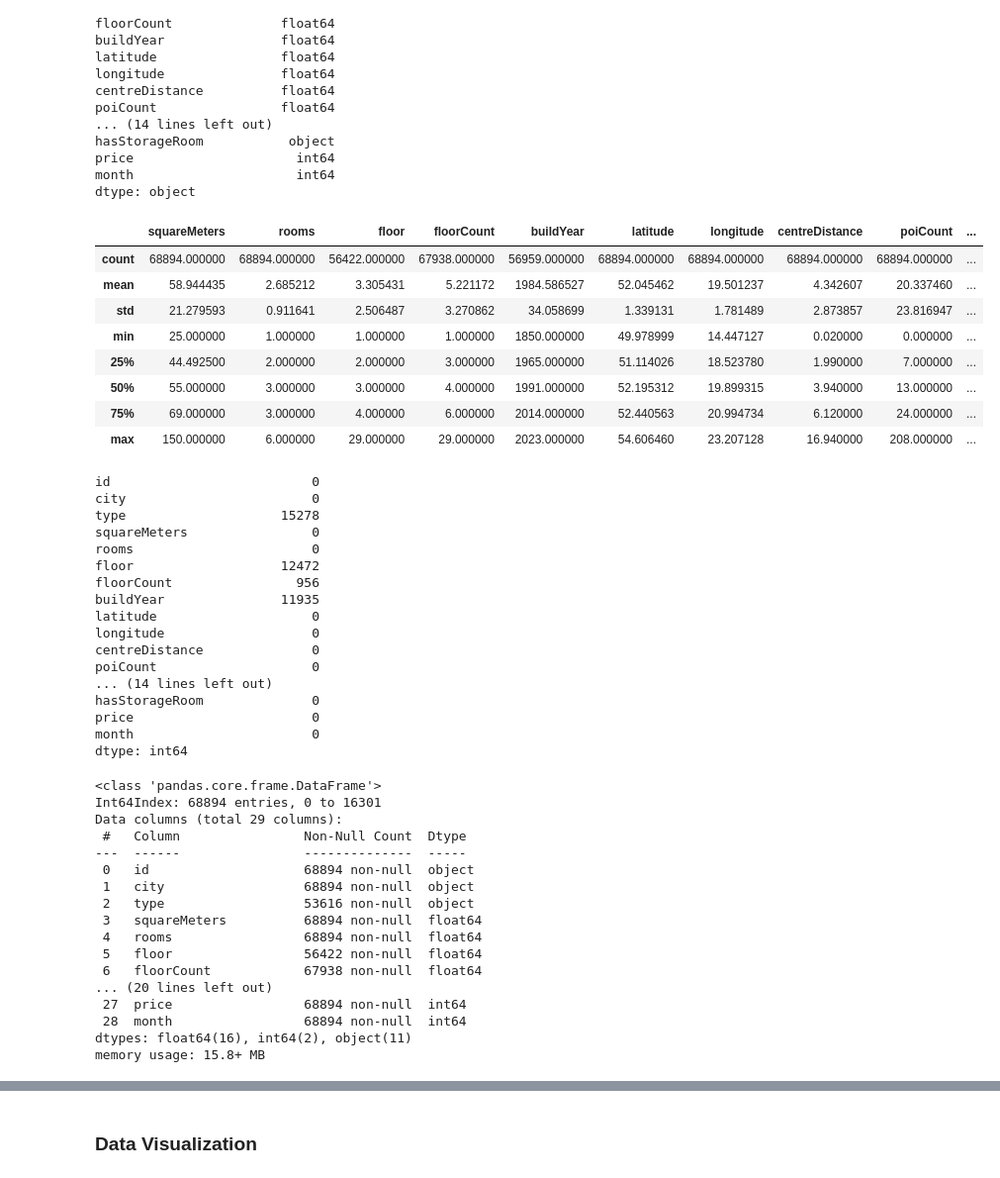
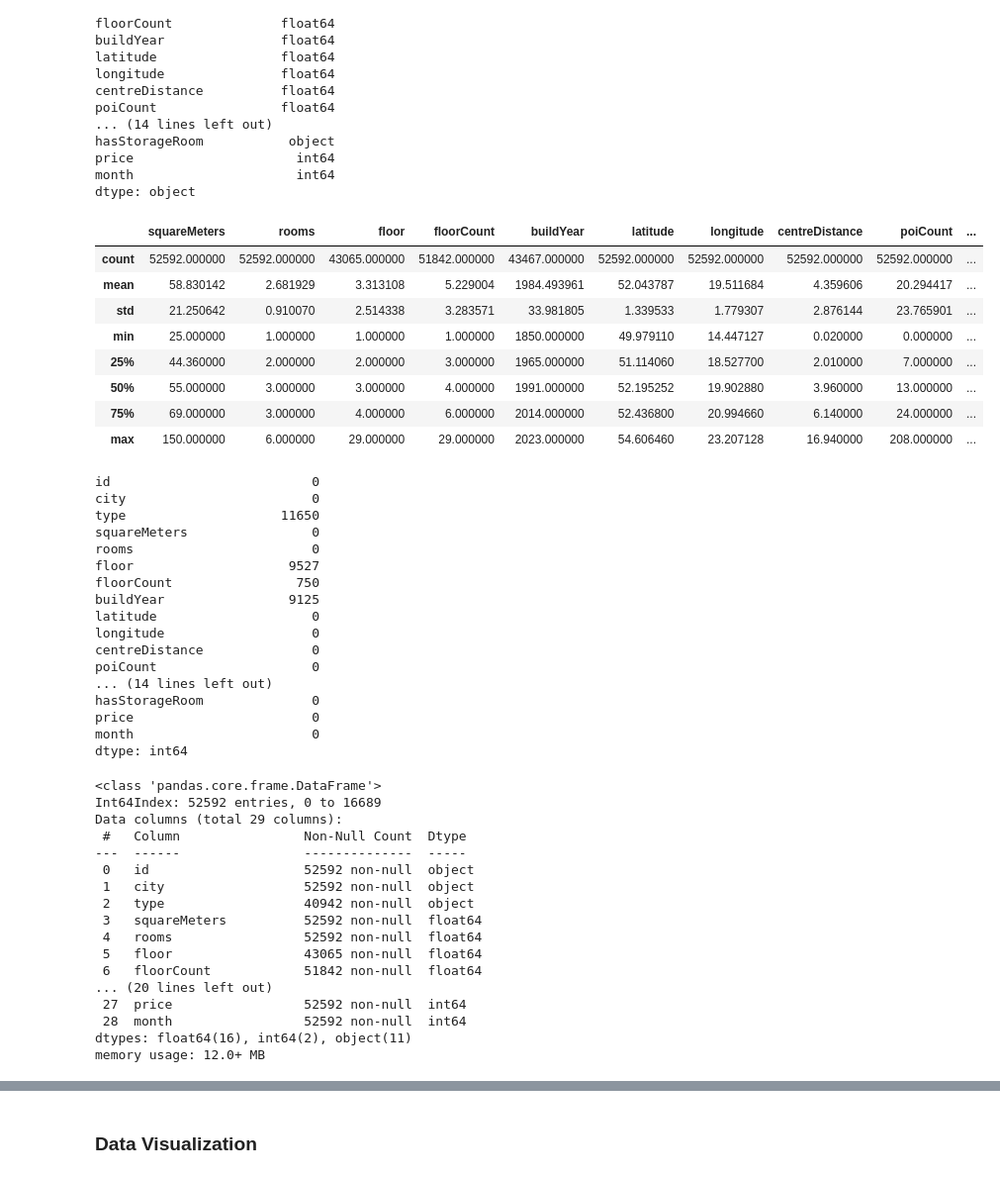
Before and after one commit to DamianSystem/Prediction-of-apartment-prices-in-selected-towns-in-Poland---project, a Jupyter notebook: Projekt Mieszkanie.ipynb, the cells around one changed output, grey strips where cells are left out. Shown at 99% size. Saved outputs shown, nothing was run; the diff lists cells and outputs as text; code cells hidden in the pictures.

```diff
--- a/Projekt Mieszkanie.ipynb
+++ b/Projekt Mieszkanie.ipynb
@@ -99,4 +101,5 @@ df_2023_11.head()
 # %%
-frames = [df_2023_08 ,df_2023_09, df_2023_10, df_2023_11]
-df = pd.concat(frames)
+frames = [df_2023_08 ,df_2023_09, df_2023_10]
+df_train = pd.concat(frames)
+df_test = df_2023_11
 # %%
@@ -124,29 +127,29 @@ price                     int64
 month                     int64
 dtype: object
 # %%
-df.describe()
+df_train.describe()
 # %% [output]
 |  | squareMeters | rooms | floor | floorCount | buildYear | latitude | longitude | centreDistance | poiCount | ... |
-| count | 68894.000000 | 68894.000000 | 56422.000000 | 67938.000000 | 56959.000000 | 68894.000000 | 68894.000000 | 68894.000000 | 68894.000000 | ... |
-| mean | 58.944435 | 2.685212 | 3.305431 | 5.221172 | 1984.586527 | 52.045462 | 19.501237 | 4.342607 | 20.337460 | ... |
-| std | 21.279593 | 0.911641 | 2.506487 | 3.270862 | 34.058699 | 1.339131 | 1.781489 | 2.873857 | 23.816947 | ... |
-| min | 25.000000 | 1.000000 | 1.000000 | 1.000000 | 1850.000000 | 49.978999 | 14.447127 | 0.020000 | 0.000000 | ... |
-| 25% | 44.492500 | 2.000000 | 2.000000 | 3.000000 | 1965.000000 | 51.114026 | 18.523780 | 1.990000 | 7.000000 | ... |
-| 50% | 55.000000 | 3.000000 | 3.000000 | 4.000000 | 1991.000000 | 52.195312 | 19.899315 | 3.940000 | 13.000000 | ... |
-| 75% | 69.000000 | 3.000000 | 4.000000 | 6.000000 | 2014.000000 | 52.440563 | 20.994734 | 6.120000 | 24.000000 | ... |
+| count | 52592.000000 | 52592.000000 | 43065.000000 | 51842.000000 | 43467.000000 | 52592.000000 | 52592.000000 | 52592.000000 | 52592.000000 | ... |
+| mean | 58.830142 | 2.681929 | 3.313108 | 5.229004 | 1984.493961 | 52.043787 | 19.511684 | 4.359606 | 20.294417 | ... |
+| std | 21.250642 | 0.910070 | 2.514338 | 3.283571 | 33.981805 | 1.339533 | 1.779307 | 2.876144 | 23.765901 | ... |
+| min | 25.000000 | 1.000000 | 1.000000 | 1.000000 | 1850.000000 | 49.979110 | 14.447127 | 0.020000 | 0.000000 | ... |
+| 25% | 44.360000 | 2.000000 | 2.000000 | 3.000000 | 1965.000000 | 51.114060 | 18.527700 | 2.010000 | 7.000000 | ... |
+| 50% | 55.000000 | 3.000000 | 3.000000 | 4.000000 | 1991.000000 | 52.195252 | 19.902880 | 3.960000 | 13.000000 | ... |
+| 75% | 69.000000 | 3.000000 | 4.000000 | 6.000000 | 2014.000000 | 52.436800 | 20.994660 | 6.140000 | 24.000000 | ... |
 | max | 150.000000 | 6.000000 | 29.000000 | 29.000000 | 2023.000000 | 54.606460 | 23.207128 | 16.940000 | 208.000000 | ... |
 # %%
 # Checking for missing values
-df.isna().sum()
+df_train.isna().sum()
 # %% [output]
 id                          0
 city                        0
-type                    15278
+type                    11650
 squareMeters                0
 rooms                       0
-floor                   12472
-floorCount                956
-buildYear               11935
+floor                    9527
+floorCount                750
+buildYear                9125
 latitude                    0
 longitude                   0
 centreDistance              0
@@ -157,23 +160,23 @@ price                       0
 month                       0
 dtype: int64
 # %%
-df.info()
+df_train.info()
 # %% [output]
 <class 'pandas.core.frame.DataFrame'>
-Int64Index: 68894 entries, 0 to 16301
+Int64Index: 52592 entries, 0 to 16689
 Data columns (total 29 columns):
  #   Column                Non-Null Count  Dtype
 ---  ------                --------------  -----
- 0   id                    68894 non-null  object
- 1   city                  68894 non-null  object
- 2   type                  53616 non-null  object
- 3   squareMeters          68894 non-null  float64
- 4   rooms                 68894 non-null  float64
- 5   floor                 56422 non-null  float64
- 6   floorCount            67938 non-null  float64
+ 0   id                    52592 non-null  object
+ 1   city                  52592 non-null  object
+ 2   type                  40942 non-null  object
+ 3   squareMeters          52592 non-null  float64
+ 4   rooms                 52592 non-null  float64
+ 5   floor                 43065 non-null  float64
+ 6   floorCount            51842 non-null  float64
 ... (20 lines left out)
- 27  price                 68894 non-null  int64
- 28  month                 68894 non-null  int64
+ 27  price                 52592 non-null  int64
+ 28  month                 52592 non-null  int64
 dtypes: float64(16), int64(2), object(11)
-memory usage: 15.8+ MB
+memory usage: 12.0+ MB
 # %%
```
Also changed, not shown: parts of 46 cells of this notebook.
